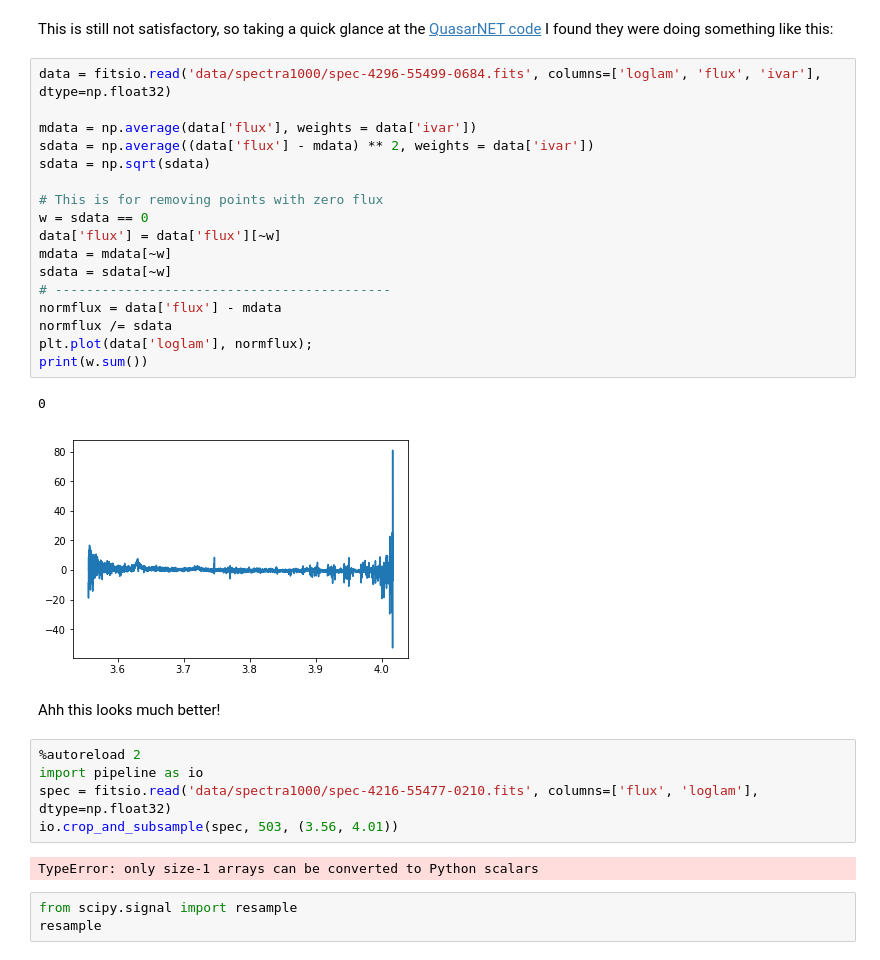
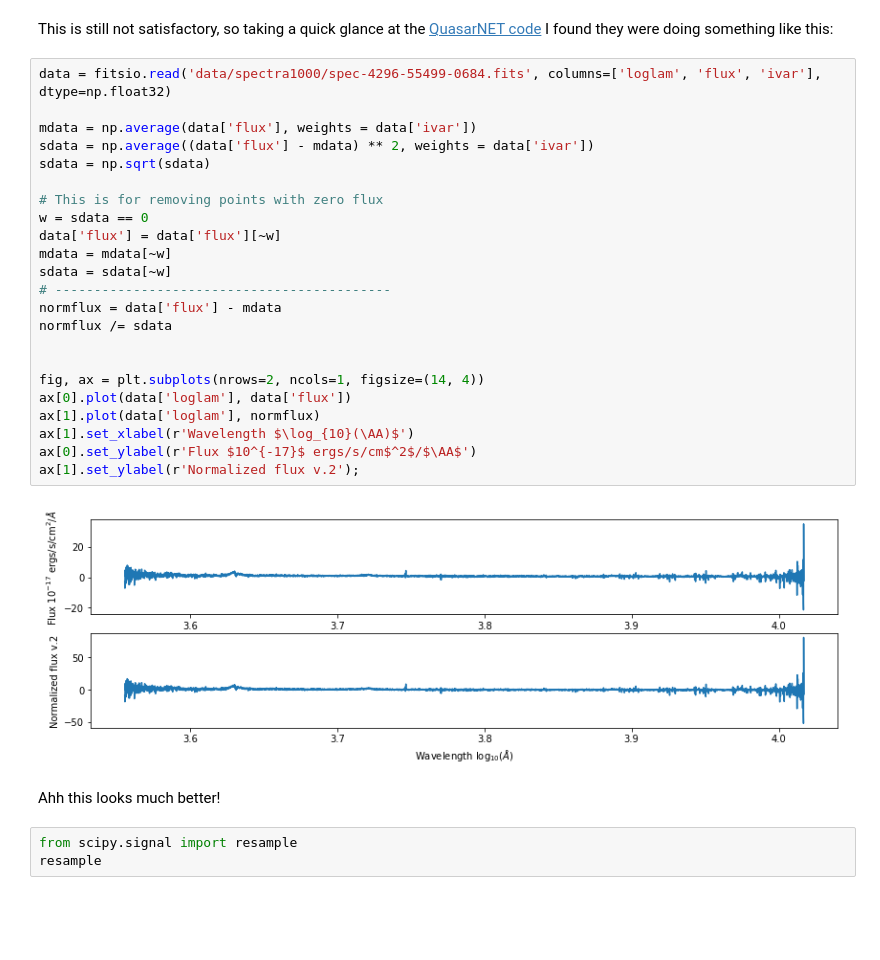
Before and after one commit to ManuelSolimano/mqc-nets, a Jupyter notebook: io.ipynb, the cells around one changed output. Drawn from its saved outputs; the diff is of its cells as text; blank space fills up the shorter version.

```diff
--- a/io.ipynb
+++ b/io.ipynb
@@ -198,32 +214,30 @@ This is still not satisfactory, so taking a quick glance at the [QuasarNET code]
 # %%
 data = fitsio.read('data/spectra1000/spec-4296-55499-0684.fits', columns=['loglam', 'flux', 'ivar'], dtype=np.float32)
 
 mdata = np.average(data['flux'], weights = data['ivar'])
 sdata = np.average((data['flux'] - mdata) ** 2, weights = data['ivar'])
 sdata = np.sqrt(sdata)
 
 # This is for removing points with zero flux
 w = sdata == 0
 data['flux'] = data['flux'][~w]
 mdata = mdata[~w]
 sdata = sdata[~w]
 # -------------------------------------------
 normflux = data['flux'] - mdata
 normflux /= sdata
-plt.plot(data['loglam'], normflux);
-print(w.sum())
+
+
+fig, ax = plt.subplots(nrows=2, ncols=1, figsize=(14, 4))
+ax[0].plot(data['loglam'], data['flux'])
+ax[1].plot(data['loglam'], normflux)
+ax[1].set_xlabel(r'Wavelength $\log_{10}(\AA)$')
+ax[0].set_ylabel(r'Flux $10^{-17}$ ergs/s/cm$^2$/$\AA$')
+ax[1].set_ylabel(r'Normalized flux v.2');
 # %% [output]
-0
-[figure, old version]
+[figure, new version]
 # %% [markdown]
 Ahh this looks much better!
-# %%
-%autoreload 2
-import pipeline as io
-spec = fitsio.read('data/spectra1000/spec-4216-55477-0210.fits', columns=['flux', 'loglam'], dtype=np.float32)
-io.crop_and_subsample(spec, 503, (3.56, 4.01))
-# %% [output]
-TypeError: only size-1 arrays can be converted to Python scalars
 # %%
 from scipy.signal import resample
 resample
```
Also changed, not shown: parts of 9 cells of this notebook, 2 other files.
